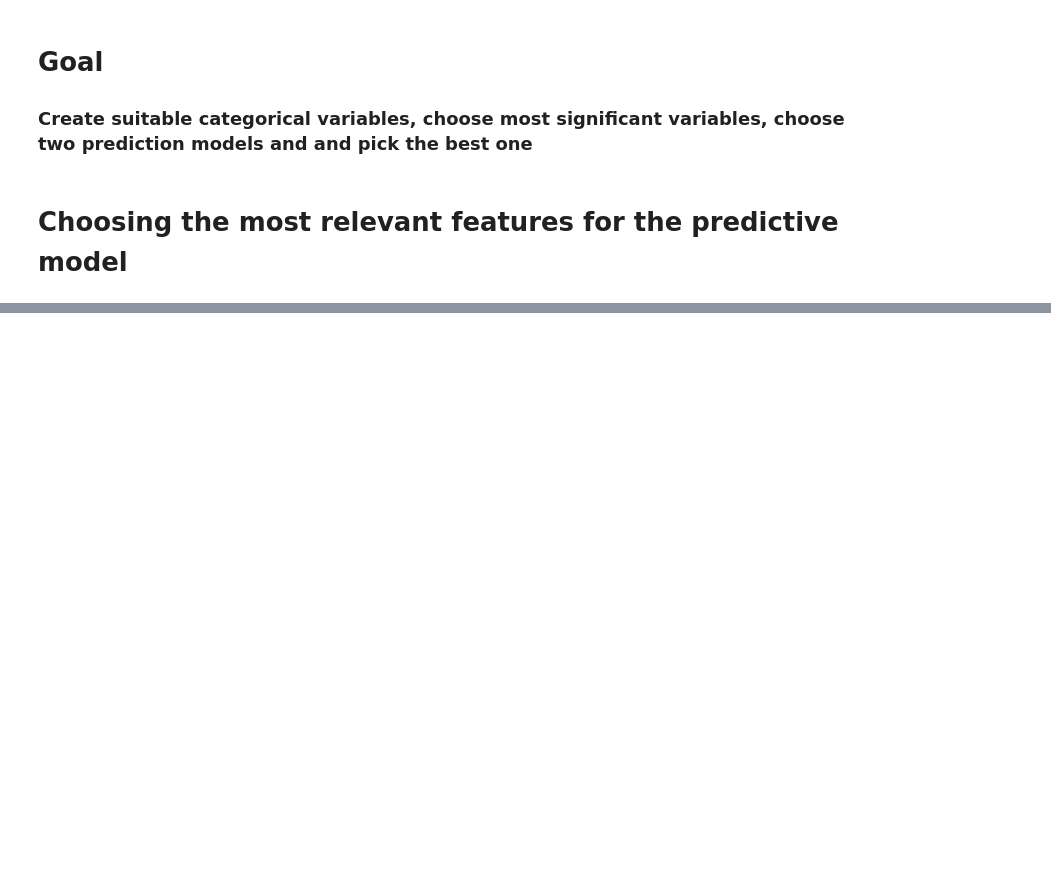
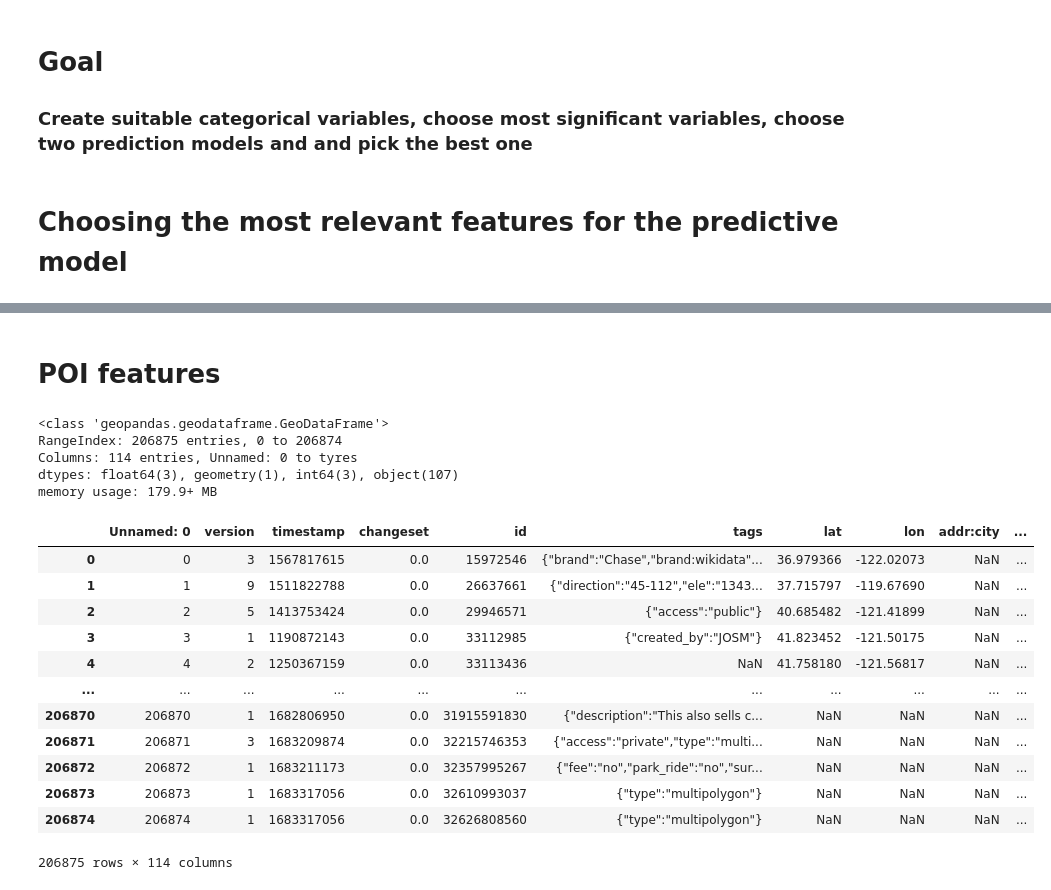
Before and after one commit to darebakdavca/Team_Project_DSML, a Jupyter notebook: Notebooks/4_Predictive_analysis.ipynb, the cells around one changed output, grey strips where cells are left out. Saved outputs shown, nothing was run; the diff lists cells and outputs as text; code cells hidden in the pictures; blank space fills up the shorter version.

```diff
--- a/Notebooks/4_Predictive_analysis.ipynb
+++ b/Notebooks/4_Predictive_analysis.ipynb
@@ -26,0 +100,2 @@ baywheels_df
+# %% [markdown]
+# POI features
@@ -26,0 +113,28 @@ baywheels_df
+# %%
+#importing POI data
+north_cali_loc = pd.read_csv('NorthernCalifornia_POIs', low_memory=False)
+pois_df = gpd.GeoDataFrame(north_cali_loc, geometry=gpd.points_from_xy(north_cali_loc['lon'], north_cali_loc['lat']))
+# %%
+pois_df.info()
+# %% [output]
+<class 'geopandas.geodataframe.GeoDataFrame'>
+RangeIndex: 206875 entries, 0 to 206874
+Columns: 114 entries, Unnamed: 0 to tyres
+dtypes: float64(3), geometry(1), int64(3), object(107)
+memory usage: 179.9+ MB
+# %%
+pois_df
+# %% [output]
+|  | Unnamed: 0 | version | timestamp | changeset | id | tags | lat | lon | addr:city | ... |
+| 0 | 0 | 3 | 1567817615 | 0.0 | 15972546 | {"brand":"Chase","brand:wikidata"... | 36.979366 | -122.02073 | NaN | ... |
+| 1 | 1 | 9 | 1511822788 | 0.0 | 26637661 | {"direction":"45-112","ele":"1343... | 37.715797 | -119.67690 | NaN | ... |
+| 2 | 2 | 5 | 1413753424 | 0.0 | 29946571 | {"access":"public"} | 40.685482 | -121.41899 | NaN | ... |
+| 3 | 3 | 1 | 1190872143 | 0.0 | 33112985 | {"created_by":"JOSM"} | 41.823452 | -121.50175 | NaN | ... |
+| 4 | 4 | 2 | 1250367159 | 0.0 | 33113436 | NaN | 41.758180 | -121.56817 | NaN | ... |
+| ... | ... | ... | ... | ... | ... | ... | ... | ... | ... | ... |
+| 206870 | 206870 | 1 | 1682806950 | 0.0 | 31915591830 | {"description":"This also sells c... | NaN | NaN | NaN | ... |
+| 206871 | 206871 | 3 | 1683209874 | 0.0 | 32215746353 | {"access":"private","type":"multi... | NaN | NaN | NaN | ... |
+| 206872 | 206872 | 1 | 1683211173 | 0.0 | 32357995267 | {"fee":"no","park_ride":"no","sur... | NaN | NaN | NaN | ... |
+| 206873 | 206873 | 1 | 1683317056 | 0.0 | 32610993037 | {"type":"multipolygon"} | NaN | NaN | NaN | ... |
+| 206874 | 206874 | 1 | 1683317056 | 0.0 | 32626808560 | {"type":"multipolygon"} | NaN | NaN | NaN | ... |
+206875 rows × 114 columns
```
Also changed, not shown: parts of 27 cells of this notebook.
